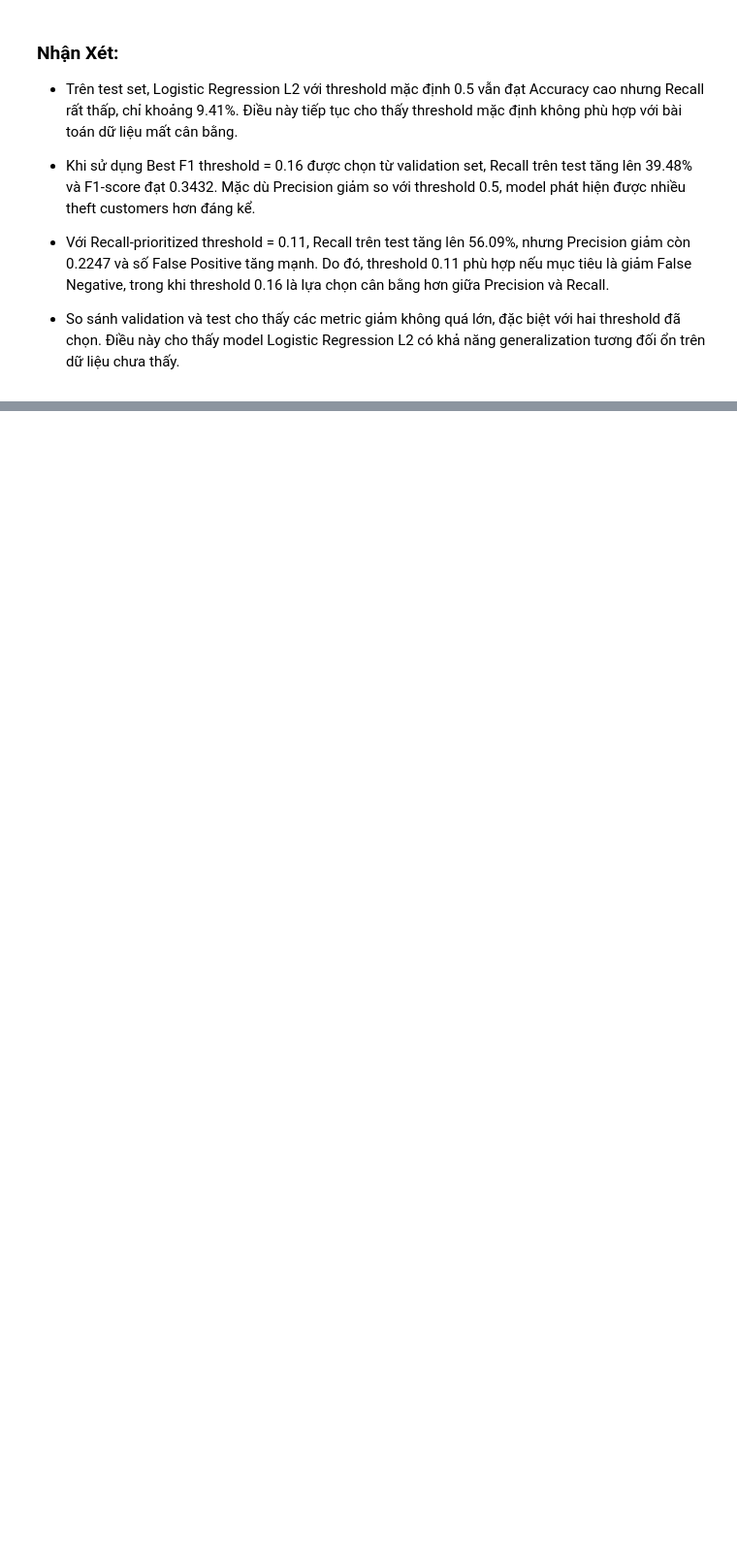
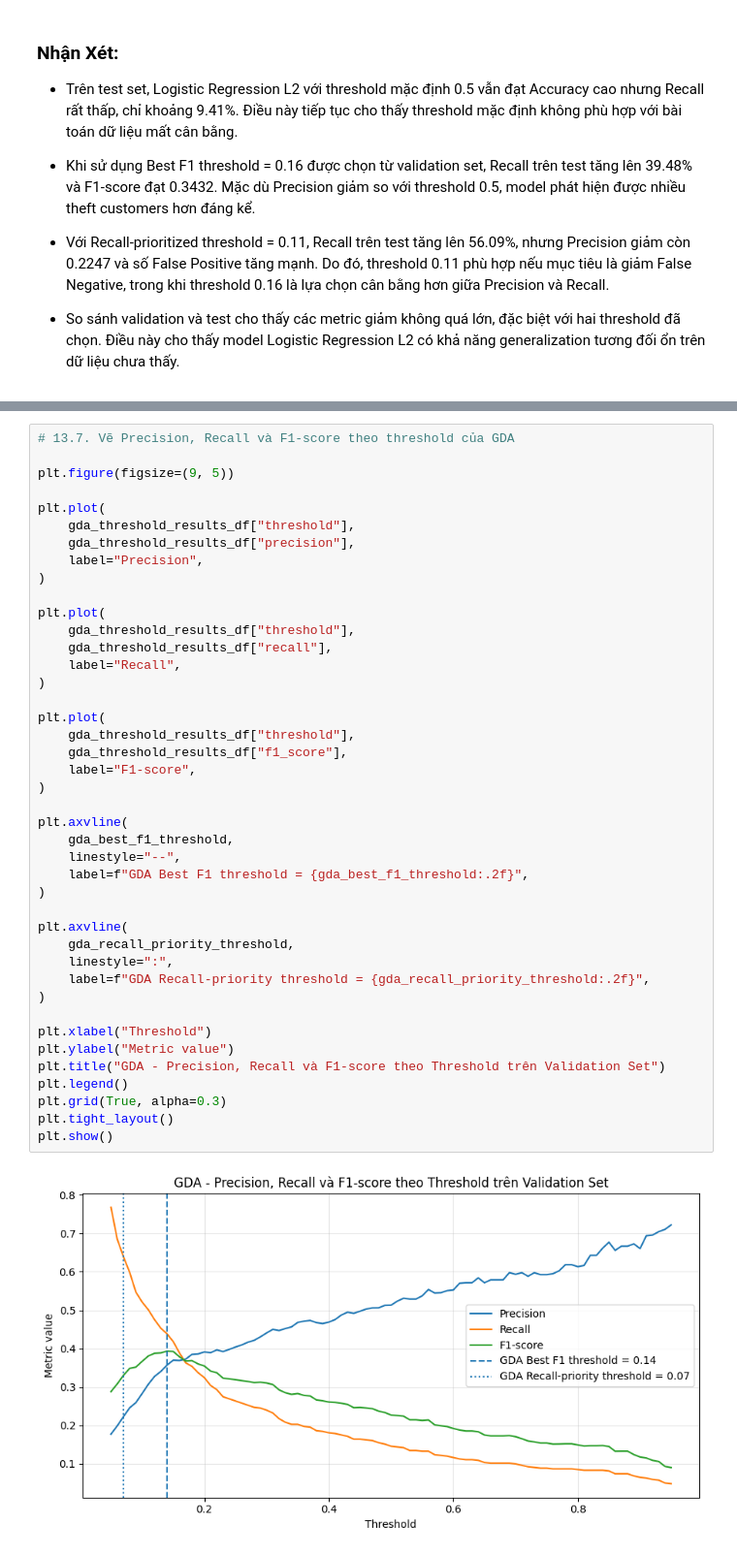
Before and after one commit to longzu-ComputerScience/CS114----ML-Project---Energy-Theft-Detection, a Jupyter notebook: notebooks/model_training_quoc_thai.ipynb, the cells around one changed output, grey strips where cells are left out. Shown at 97% size. Saved outputs shown, nothing was run; the diff lists cells and outputs as text; blank space fills up the shorter version.

```diff
--- a/notebooks/model_training_quoc_thai.ipynb
+++ b/notebooks/model_training_quoc_thai.ipynb
@@ -1138,0 +1343,44 @@ test_recall_priority_cm = plot_confusion_matrix_custom(
+# %%
+# 13.7. Vẽ Precision, Recall và F1-score theo threshold của GDA
+
+plt.figure(figsize=(9, 5))
+
+plt.plot(
+    gda_threshold_results_df["threshold"],
+    gda_threshold_results_df["precision"],
+    label="Precision",
+)
+
+plt.plot(
+    gda_threshold_results_df["threshold"],
+    gda_threshold_results_df["recall"],
+    label="Recall",
+)
+
+plt.plot(
+    gda_threshold_results_df["threshold"],
+    gda_threshold_results_df["f1_score"],
+    label="F1-score",
+)
+
+plt.axvline(
+    gda_best_f1_threshold,
+    linestyle="--",
+    label=f"GDA Best F1 threshold = {gda_best_f1_threshold:.2f}",
+)
+
+plt.axvline(
+    gda_recall_priority_threshold,
+    linestyle=":",
+    label=f"GDA Recall-priority threshold = {gda_recall_priority_threshold:.2f}",
+)
+
+plt.xlabel("Threshold")
+plt.ylabel("Metric value")
+plt.title("GDA - Precision, Recall và F1-score theo Threshold trên Validation Set")
+plt.legend()
+plt.grid(True, alpha=0.3)
+plt.tight_layout()
+plt.show()
+# %% [output]
+[figure, added]
```
Also changed, not shown: parts of 12 cells of this notebook.
